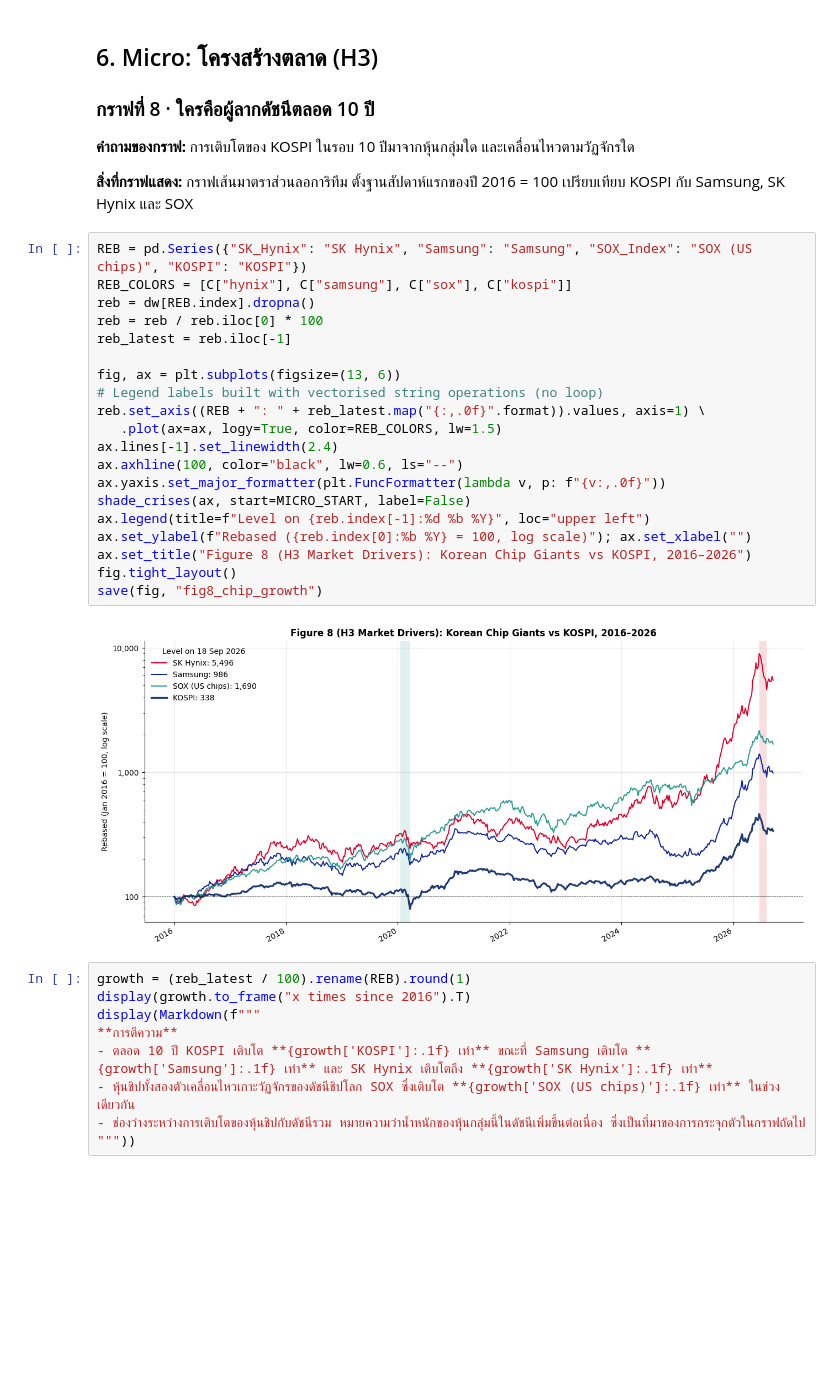
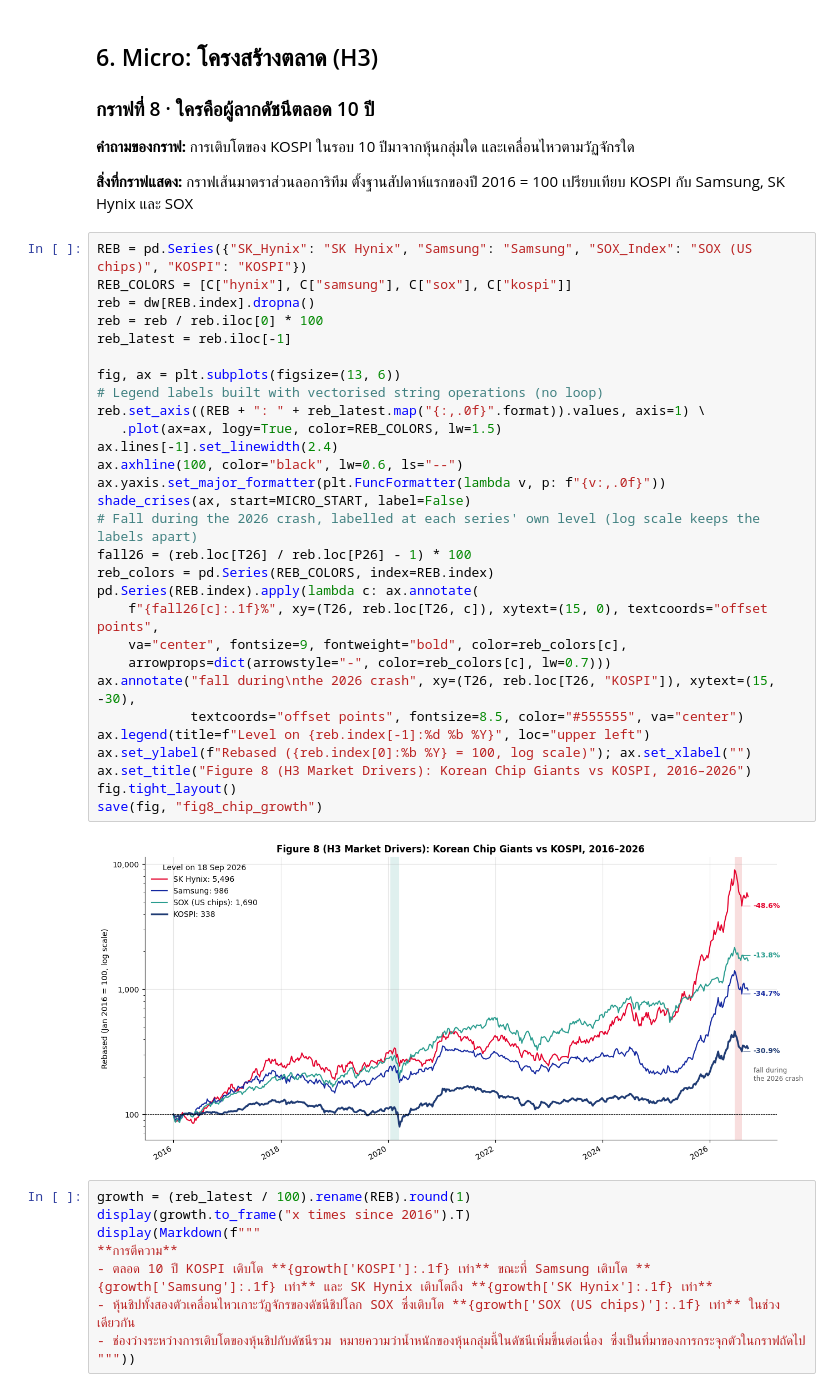
Before and after one commit to atawuttecha/korea-crash-2026, a Jupyter notebook: Korea_Crash_Visualization_CSV.ipynb, the cells around one changed output. Saved outputs shown, nothing was run; the diff lists cells and outputs as text; blank space fills up the shorter version.

```diff
--- a/Korea_Crash_Visualization_CSV.ipynb
+++ b/Korea_Crash_Visualization_CSV.ipynb
@@ -783,25 +797,34 @@ display(Markdown(f"""
 # %%
 REB = pd.Series({"SK_Hynix": "SK Hynix", "Samsung": "Samsung", "SOX_Index": "SOX (US chips)", "KOSPI": "KOSPI"})
 REB_COLORS = [C["hynix"], C["samsung"], C["sox"], C["kospi"]]
 reb = dw[REB.index].dropna()
 reb = reb / reb.iloc[0] * 100
 reb_latest = reb.iloc[-1]
 
 fig, ax = plt.subplots(figsize=(13, 6))
 # Legend labels built with vectorised string operations (no loop)
 reb.set_axis((REB + ": " + reb_latest.map("{:,.0f}".format)).values, axis=1) \
    .plot(ax=ax, logy=True, color=REB_COLORS, lw=1.5)
 ax.lines[-1].set_linewidth(2.4)
 ax.axhline(100, color="black", lw=0.6, ls="--")
 ax.yaxis.set_major_formatter(plt.FuncFormatter(lambda v, p: f"{v:,.0f}"))
 shade_crises(ax, start=MICRO_START, label=False)
+# Fall during the 2026 crash, labelled at each series' own level (log scale keeps the labels apart)
+fall26 = (reb.loc[T26] / reb.loc[P26] - 1) * 100
+reb_colors = pd.Series(REB_COLORS, index=REB.index)
+pd.Series(REB.index).apply(lambda c: ax.annotate(
+    f"{fall26[c]:.1f}%", xy=(T26, reb.loc[T26, c]), xytext=(15, 0), textcoords="offset points",
+    va="center", fontsize=9, fontweight="bold", color=reb_colors[c],
+    arrowprops=dict(arrowstyle="-", color=reb_colors[c], lw=0.7)))
+ax.annotate("fall during\nthe 2026 crash", xy=(T26, reb.loc[T26, "KOSPI"]), xytext=(15, -30),
+            textcoords="offset points", fontsize=8.5, color="#555555", va="center")
 ax.legend(title=f"Level on {reb.index[-1]:%d %b %Y}", loc="upper left")
 ax.set_ylabel(f"Rebased ({reb.index[0]:%b %Y} = 100, log scale)"); ax.set_xlabel("")
 ax.set_title("Figure 8 (H3 Market Drivers): Korean Chip Giants vs KOSPI, 2016–2026")
 fig.tight_layout()
 save(fig, "fig8_chip_growth")
 # %% [output]
-[figure, old version]
+[figure, new version]
 # %%
 growth = (reb_latest / 100).rename(REB).round(1)
 display(growth.to_frame("x times since 2016").T)
```
Also changed, not shown: parts of 4 cells of this notebook.
